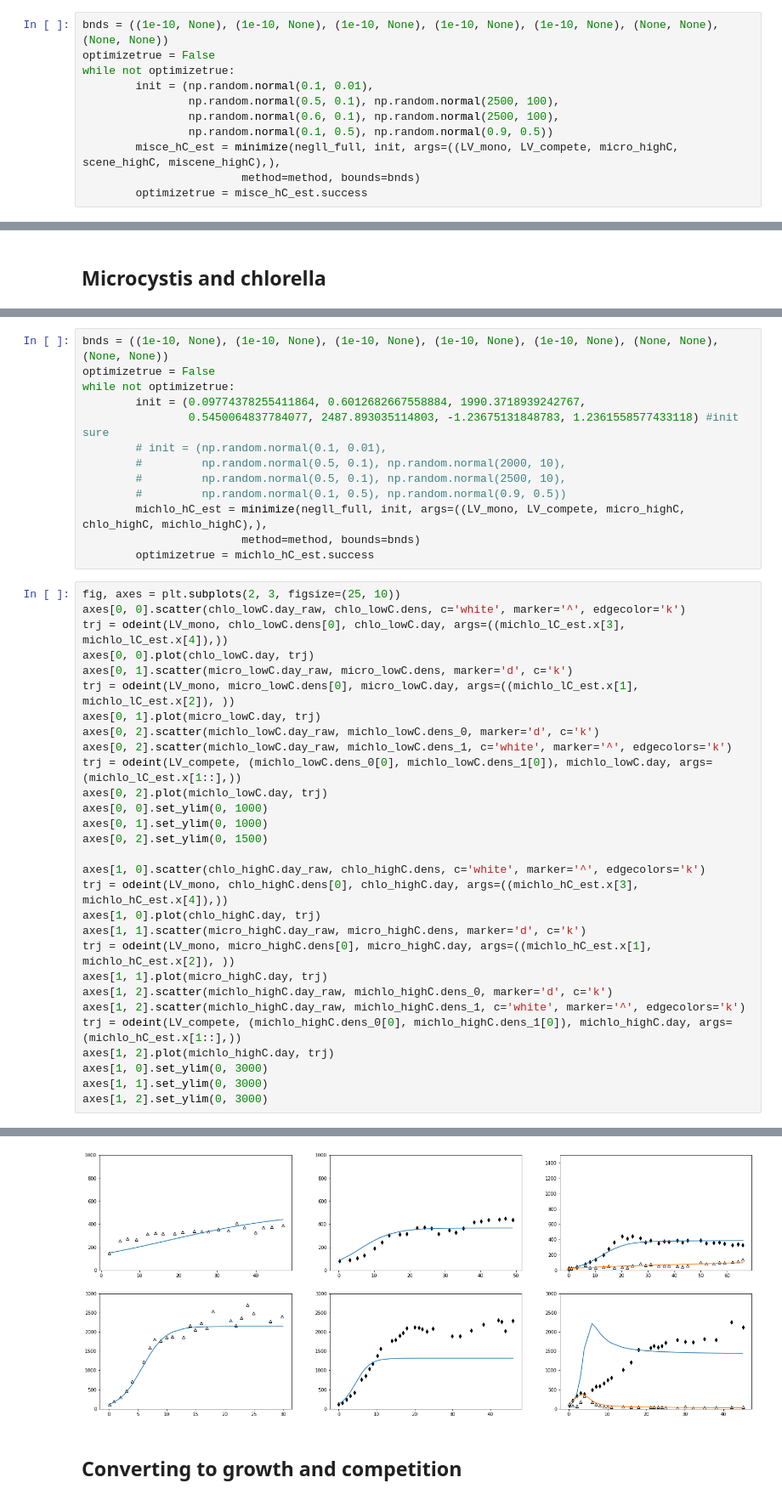
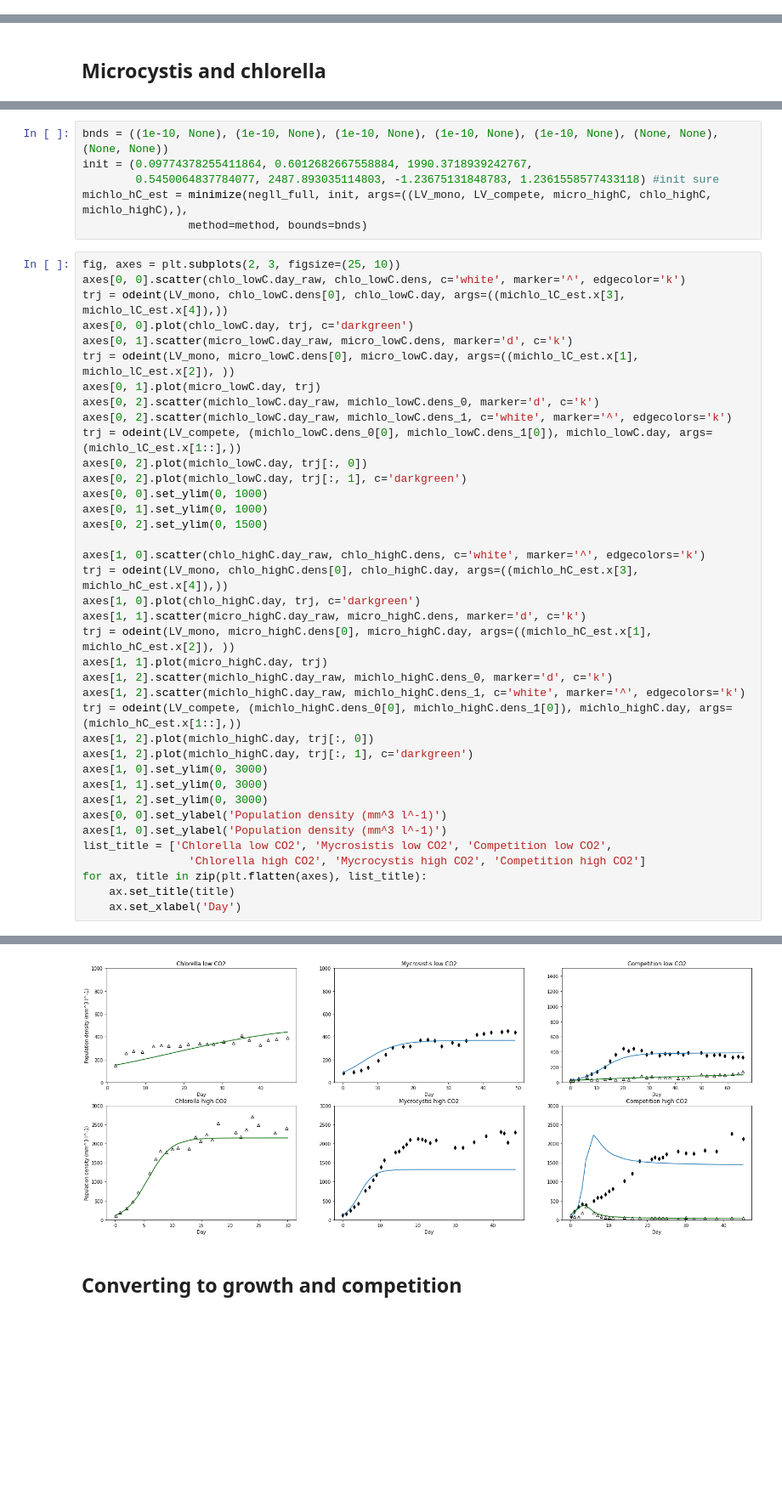
Before and after one commit to linh-phuong/voila_interactive, a Jupyter notebook: fitting_Ji_compete.ipynb, the cells around one changed output, grey strips where cells are left out. Shown at 85% size. Cells and saved outputs as stored; diff of their text form; blank space fills up the shorter version.

```diff
--- a/fitting_Ji_compete.ipynb
+++ b/fitting_Ji_compete.ipynb
@@ -168,14 +180,3 @@ print(init)
-# %%
-bnds = ((1e-10, None), (1e-10, None), (1e-10, None), (1e-10, None), (1e-10, None), (None, None), (None, None))
-optimizetrue = False
-while not optimizetrue:
-        init = (np.random.normal(0.1, 0.01),
-                np.random.normal(0.5, 0.1), np.random.normal(2500, 100),
-                np.random.normal(0.6, 0.1), np.random.normal(2500, 100),
-                np.random.normal(0.1, 0.5), np.random.normal(0.9, 0.5))
-        misce_hC_est = minimize(negll_full, init, args=((LV_mono, LV_compete, micro_highC, scene_highC, miscene_highC),),
-                        method=method, bounds=bnds)
-        optimizetrue = misce_hC_est.success
 # %%
 fig, axes = plt.subplots(2, 3, figsize=(25, 10))
 axes[0, 0].scatter(scene_lowC.day_raw, scene_lowC.dens, c='k')
@@ -226,43 +228,45 @@ while not optimizetrue:
 # %%
 bnds = ((1e-10, None), (1e-10, None), (1e-10, None), (1e-10, None), (1e-10, None), (None, None), (None, None))
-optimizetrue = False
-while not optimizetrue:
-        init = (0.09774378255411864, 0.6012682667558884, 1990.3718939242767,
-                0.5450064837784077, 2487.893035114803, -1.23675131848783, 1.2361558577433118) #init sure
-        # init = (np.random.normal(0.1, 0.01),
-        #         np.random.normal(0.5, 0.1), np.random.normal(2000, 10),
-        #         np.random.normal(0.5, 0.1), np.random.normal(2500, 10),
-        #         np.random.normal(0.1, 0.5), np.random.normal(0.9, 0.5))
-        michlo_hC_est = minimize(negll_full, init, args=((LV_mono, LV_compete, micro_highC, chlo_highC, michlo_highC),),
-                        method=method, bounds=bnds)
-        optimizetrue = michlo_hC_est.success
+init = (0.09774378255411864, 0.6012682667558884, 1990.3718939242767,
+        0.5450064837784077, 2487.893035114803, -1.23675131848783, 1.2361558577433118) #init sure
+michlo_hC_est = minimize(negll_full, init, args=((LV_mono, LV_compete, micro_highC, chlo_highC, michlo_highC),),
+                method=method, bounds=bnds)
 # %%
 fig, axes = plt.subplots(2, 3, figsize=(25, 10))
 axes[0, 0].scatter(chlo_lowC.day_raw, chlo_lowC.dens, c='white', marker='^', edgecolor='k')
 trj = odeint(LV_mono, chlo_lowC.dens[0], chlo_lowC.day, args=((michlo_lC_est.x[3], michlo_lC_est.x[4]),))
-axes[0, 0].plot(chlo_lowC.day, trj)
+axes[0, 0].plot(chlo_lowC.day, trj, c='darkgreen')
 axes[0, 1].scatter(micro_lowC.day_raw, micro_lowC.dens, marker='d', c='k')
 trj = odeint(LV_mono, micro_lowC.dens[0], micro_lowC.day, args=((michlo_lC_est.x[1], michlo_lC_est.x[2]), ))
 axes[0, 1].plot(micro_lowC.day, trj)
 axes[0, 2].scatter(michlo_lowC.day_raw, michlo_lowC.dens_0, marker='d', c='k')
 axes[0, 2].scatter(michlo_lowC.day_raw, michlo_lowC.dens_1, c='white', marker='^', edgecolors='k')
 trj = odeint(LV_compete, (michlo_lowC.dens_0[0], michlo_lowC.dens_1[0]), michlo_lowC.day, args=(michlo_lC_est.x[1::],))
-axes[0, 2].plot(michlo_lowC.day, trj)
+axes[0, 2].plot(michlo_lowC.day, trj[:, 0])
+axes[0, 2].plot(michlo_lowC.day, trj[:, 1], c='darkgreen')
 axes[0, 0].set_ylim(0, 1000)
 axes[0, 1].set_ylim(0, 1000)
 axes[0, 2].set_ylim(0, 1500)
 
 axes[1, 0].scatter(chlo_highC.day_raw, chlo_highC.dens, c='white', marker='^', edgecolors='k')
 trj = odeint(LV_mono, chlo_highC.dens[0], chlo_highC.day, args=((michlo_hC_est.x[3], michlo_hC_est.x[4]),))
-axes[1, 0].plot(chlo_highC.day, trj)
+axes[1, 0].plot(chlo_highC.day, trj, c='darkgreen')
 axes[1, 1].scatter(micro_highC.day_raw, micro_highC.dens, marker='d', c='k')
 trj = odeint(LV_mono, micro_highC.dens[0], micro_highC.day, args=((michlo_hC_est.x[1], michlo_hC_est.x[2]), ))
 axes[1, 1].plot(micro_highC.day, trj)
 axes[1, 2].scatter(michlo_highC.day_raw, michlo_highC.dens_0, marker='d', c='k')
 axes[1, 2].scatter(michlo_highC.day_raw, michlo_highC.dens_1, c='white', marker='^', edgecolors='k')
 trj = odeint(LV_compete, (michlo_highC.dens_0[0], michlo_highC.dens_1[0]), michlo_highC.day, args=(michlo_hC_est.x[1::],))
-axes[1, 2].plot(michlo_highC.day, trj)
+axes[1, 2].plot(michlo_highC.day, trj[:, 0])
+axes[1, 2].plot(michlo_highC.day, trj[:, 1], c='darkgreen')
 axes[1, 0].set_ylim(0, 3000)
 axes[1, 1].set_ylim(0, 3000)
 axes[1, 2].set_ylim(0, 3000)
+axes[0, 0].set_ylabel('Population density (mm^3 l^-1)')
+axes[1, 0].set_ylabel('Population density (mm^3 l^-1)')
+list_title = ['Chlorella low CO2', 'Mycrosistis low CO2', 'Competition low CO2',
+                'Chlorella high CO2', 'Mycrocystis high CO2', 'Competition high CO2']
+for ax, title in zip(plt.flatten(axes), list_title):
+    ax.set_title(title)
+    ax.set_xlabel('Day')
 # %% [output]
@@ -270,4 +273,4 @@ axes[1, 2].set_ylim(0, 3000)
-[figure, old version]
+[figure, new version]
 # %% [markdown]
 ## Converting to growth and competition
 # %%
```
Also changed, not shown: parts of 24 cells of this notebook, 1 other file.
